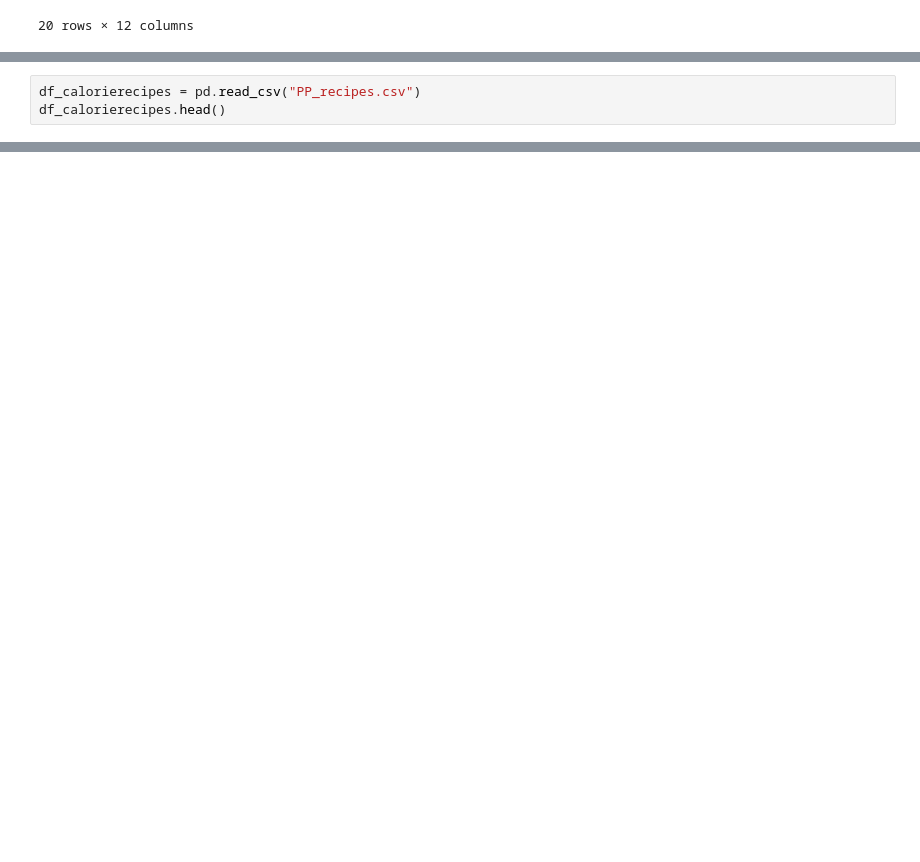
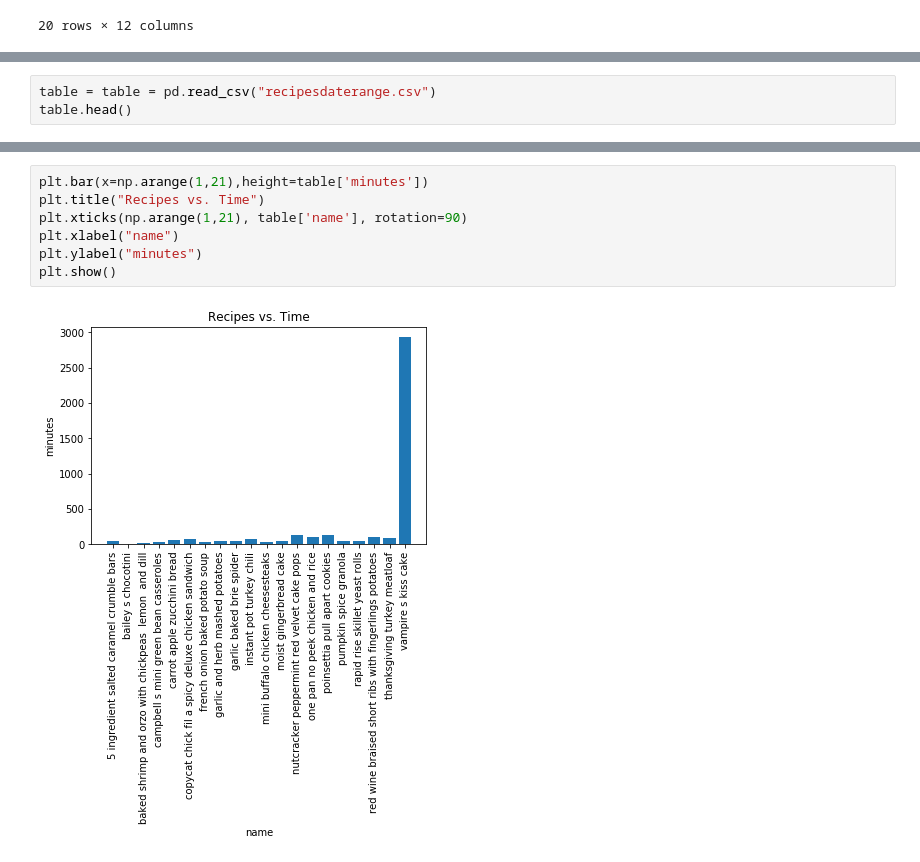
Before and after one commit to CarlTondo9/ETL-Project, a Jupyter notebook: ETL Project Data Cleanup.ipynb, the cells around one changed output, grey strips where cells are left out. Cells and saved outputs as stored; diff of their text form; blank space fills up the shorter version.

```diff
--- a/ETL Project Data Cleanup.ipynb
+++ b/ETL Project Data Cleanup.ipynb
@@ -270,3 +266,3 @@ df_rdaterange
 # %%
-df_calorierecipes = pd.read_csv("PP_recipes.csv")
-df_calorierecipes.head()
+table = table = pd.read_csv("recipesdaterange.csv")
+table.head()
@@ -272,0 +277,9 @@ df_calorierecipes.head()
+# %%
+plt.bar(x=np.arange(1,21),height=table['minutes'])
+plt.title("Recipes vs. Time")
+plt.xticks(np.arange(1,21), table['name'], rotation=90)
+plt.xlabel("name")
+plt.ylabel("minutes")
+plt.show()
+# %% [output]
+[figure, added]
```
Also changed, not shown: parts of 4 cells of this notebook, 1 other file.
